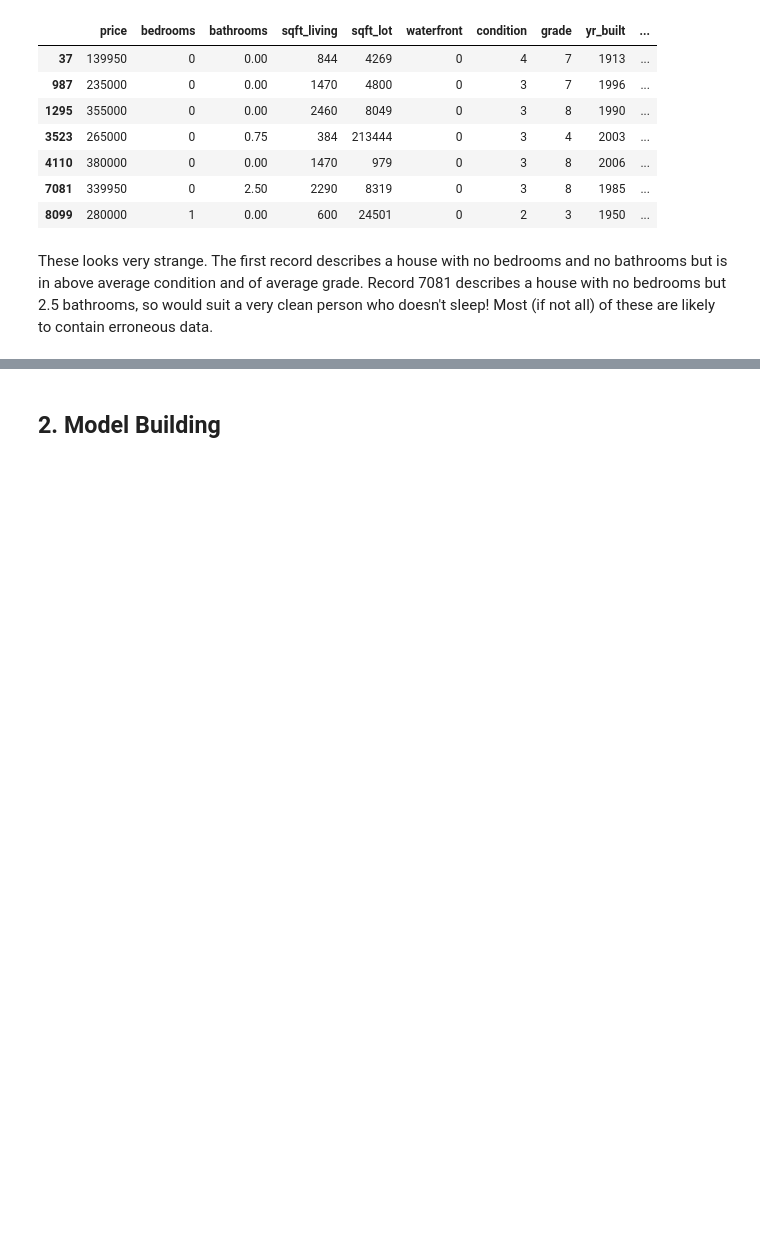
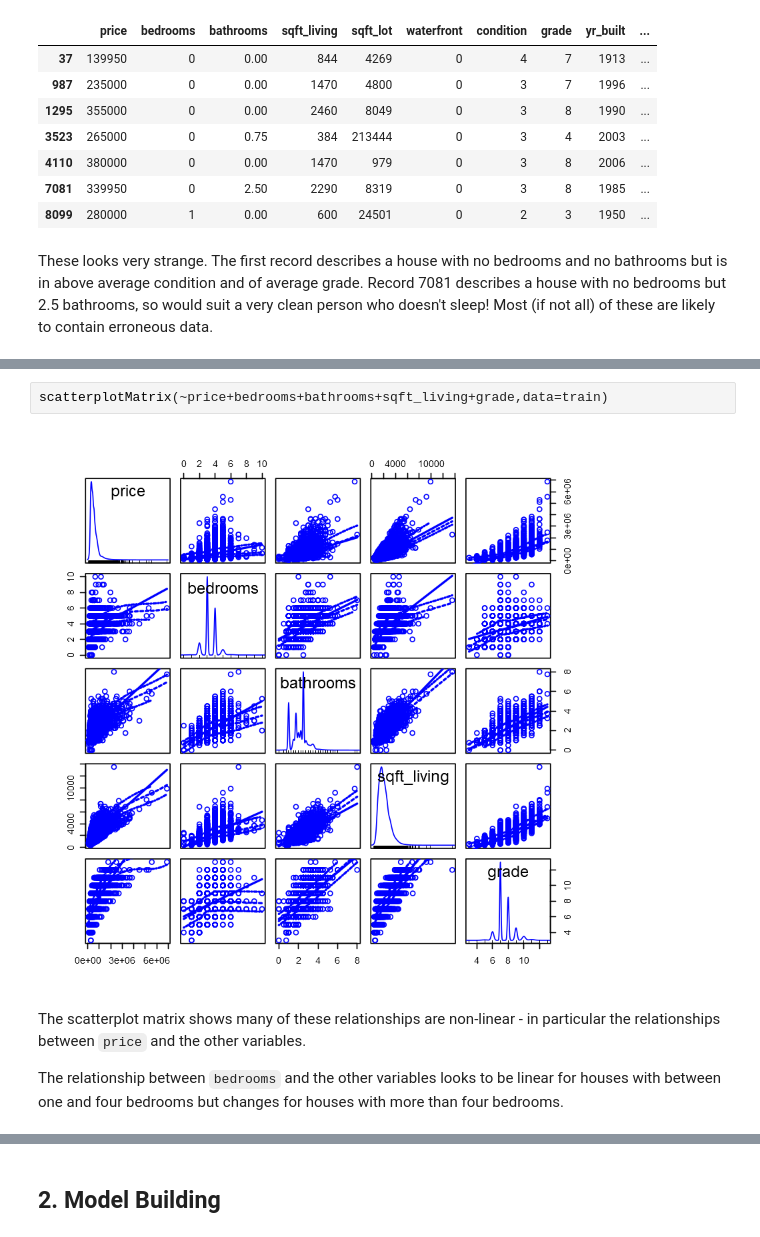
Before and after one commit to DanielTranDS/HousePrice-EDA-Modelling, a Jupyter notebook: HousePrice_Codes.ipynb, the cells around one changed output, grey strips where cells are left out. Cells and saved outputs as stored; diff of their text form; blank space fills up the shorter version.

```diff
--- a/HousePrice_Codes.ipynb
+++ b/HousePrice_Codes.ipynb
@@ -248,0 +305,8 @@ These looks very strange. The first record describes a house with no bedrooms an
+# %%
+scatterplotMatrix(~price+bedrooms+bathrooms+sqft_living+grade,data=train)
+# %% [output]
+[figure, added]
+# %% [markdown]
+The scatterplot matrix shows many of these relationships are non-linear - in particular the relationships between `price` and the other variables.
+
+The relationship between `bedrooms` and the other variables looks to be linear for houses with between one and four bedrooms but changes for houses with more than four bedrooms.
```
Also changed, not shown: parts of 31 cells of this notebook.
